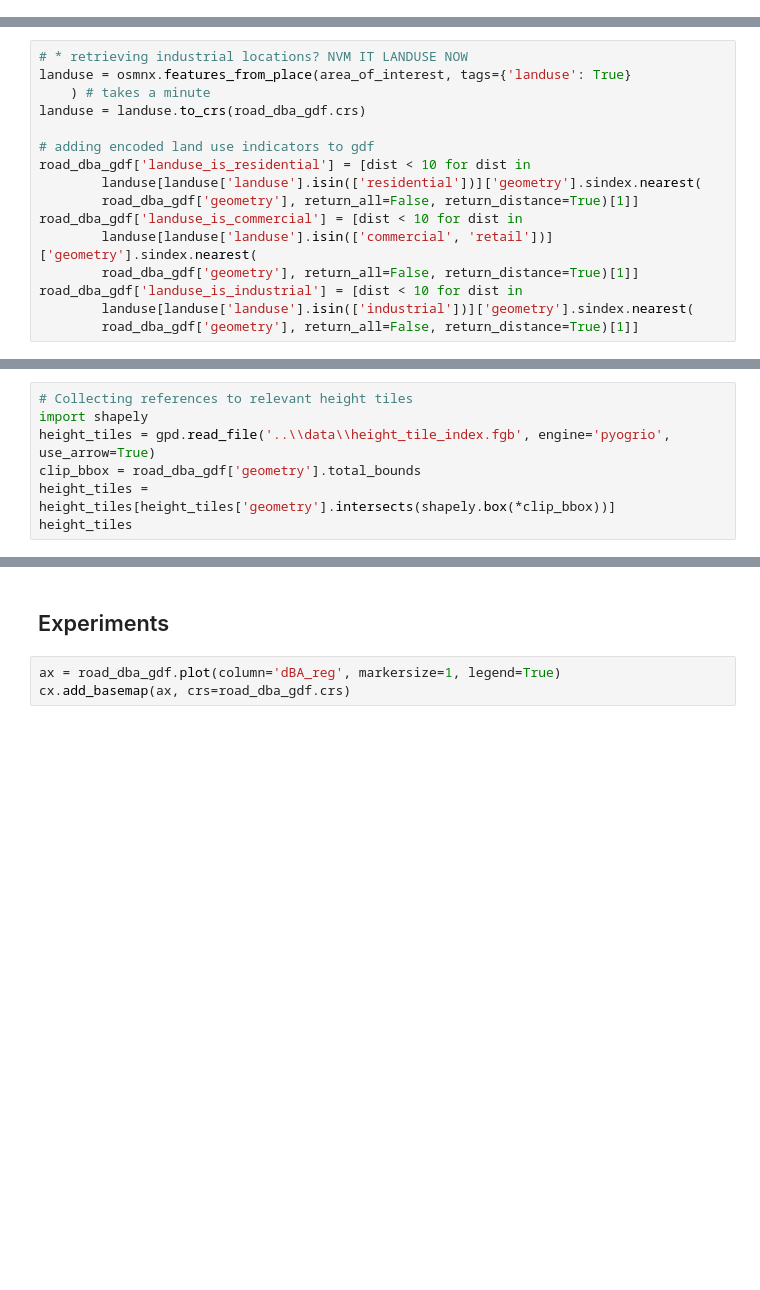
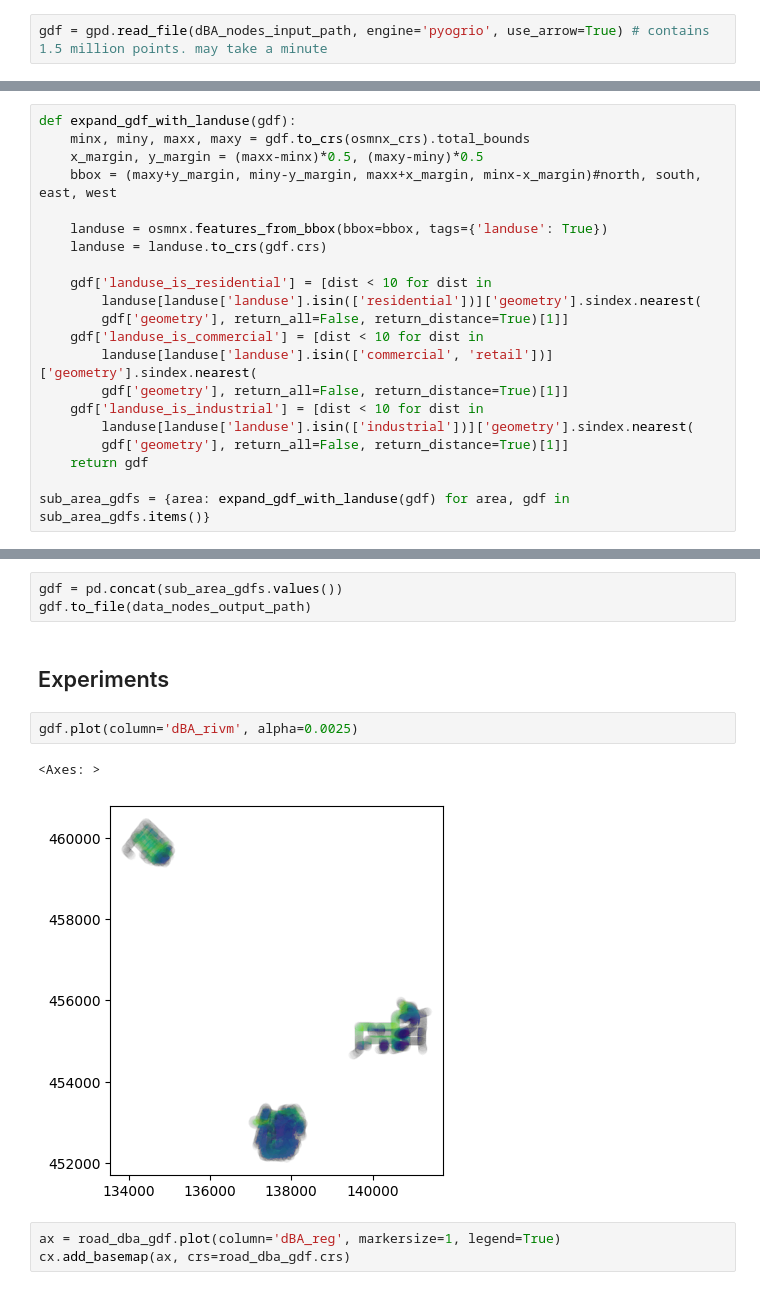
Before and after one commit to Floris-C/noise-thesis, a Jupyter notebook: final_method/02-model_preprocessing.ipynb, the cells around one changed output, grey strips where cells are left out. Drawn from its saved outputs; the diff is of its cells as text; blank space fills up the shorter version.

```diff
--- a/final_method/02-model_preprocessing.ipynb
+++ b/final_method/02-model_preprocessing.ipynb
@@ -48,2 +55,4 @@ bbox_lu = (52.057135,52.068401,5.125294,5.143876)
+# %%
+gdf = gpd.read_file(dBA_nodes_input_path, engine='pyogrio', use_arrow=True) # contains 1.5 million points. may take a minute
 # %% [markdown]
 ## Combining with OSM street data
@@ -121,16 +135,21 @@ road_dba_gdf['dist_to_recreation'] = amenity_gdf['geometry'].sindex.nearest(
 # %%
-# * retrieving industrial locations? NVM IT LANDUSE NOW
-landuse = osmnx.features_from_place(area_of_interest, tags={'landuse': True}
-    ) # takes a minute
-landuse = landuse.to_crs(road_dba_gdf.crs)
+def expand_gdf_with_landuse(gdf):
+    minx, miny, maxx, maxy = gdf.to_crs(osmnx_crs).total_bounds
+    x_margin, y_margin = (maxx-minx)*0.5, (maxy-miny)*0.5
+    bbox = (maxy+y_margin, miny-y_margin, maxx+x_margin, minx-x_margin)#north, south, east, west
 
-# adding encoded land use indicators to gdf
-road_dba_gdf['landuse_is_residential'] = [dist < 10 for dist in
+    landuse = osmnx.features_from_bbox(bbox=bbox, tags={'landuse': True})
+    landuse = landuse.to_crs(gdf.crs)
+
+    gdf['landuse_is_residential'] = [dist < 10 for dist in
         landuse[landuse['landuse'].isin(['residential'])]['geometry'].sindex.nearest(
-        road_dba_gdf['geometry'], return_all=False, return_distance=True)[1]]
-road_dba_gdf['landuse_is_commercial'] = [dist < 10 for dist in
+        gdf['geometry'], return_all=False, return_distance=True)[1]]
+    gdf['landuse_is_commercial'] = [dist < 10 for dist in
         landuse[landuse['landuse'].isin(['commercial', 'retail'])]['geometry'].sindex.nearest(
-        road_dba_gdf['geometry'], return_all=False, return_distance=True)[1]]
-road_dba_gdf['landuse_is_industrial'] = [dist < 10 for dist in
+        gdf['geometry'], return_all=False, return_distance=True)[1]]
+    gdf['landuse_is_industrial'] = [dist < 10 for dist in
         landuse[landuse['landuse'].isin(['industrial'])]['geometry'].sindex.nearest(
-        road_dba_gdf['geometry'], return_all=False, return_distance=True)[1]]
+        gdf['geometry'], return_all=False, return_distance=True)[1]]
+    return gdf
+
+sub_area_gdfs = {area: expand_gdf_with_landuse(gdf) for area, gdf in sub_area_gdfs.items()}
@@ -137,9 +172,2 @@ road_dba_gdf['landuse_is_industrial'] = [dist < 10 for dist in
 # %% [markdown]
 ## Adding urban height parameter
-# %%
-# Collecting references to relevant height tiles
-import shapely
-height_tiles = gpd.read_file('..\\data\\height_tile_index.fgb', engine='pyogrio', use_arrow=True)
-clip_bbox = road_dba_gdf['geometry'].total_bounds
-height_tiles = height_tiles[height_tiles['geometry'].intersects(shapely.box(*clip_bbox))]
-height_tiles
@@ -236,5 +279,13 @@ road_dba_gdf.to_file(f'..\\output\\data_{loc}_s30.GEOJSON')
+# %%
+gdf = pd.concat(sub_area_gdfs.values())
+gdf.to_file(data_nodes_output_path)
 # %% [markdown]
 ## Experiments
+# %%
+gdf.plot(column='dBA_rivm', alpha=0.0025)
+# %% [output]
+<Axes: >
+[figure, added]
 # %%
 ax = road_dba_gdf.plot(column='dBA_reg', markersize=1, legend=True)
 cx.add_basemap(ax, crs=road_dba_gdf.crs)
```
Also changed, not shown: parts of 16 cells of this notebook, 1 other file.
